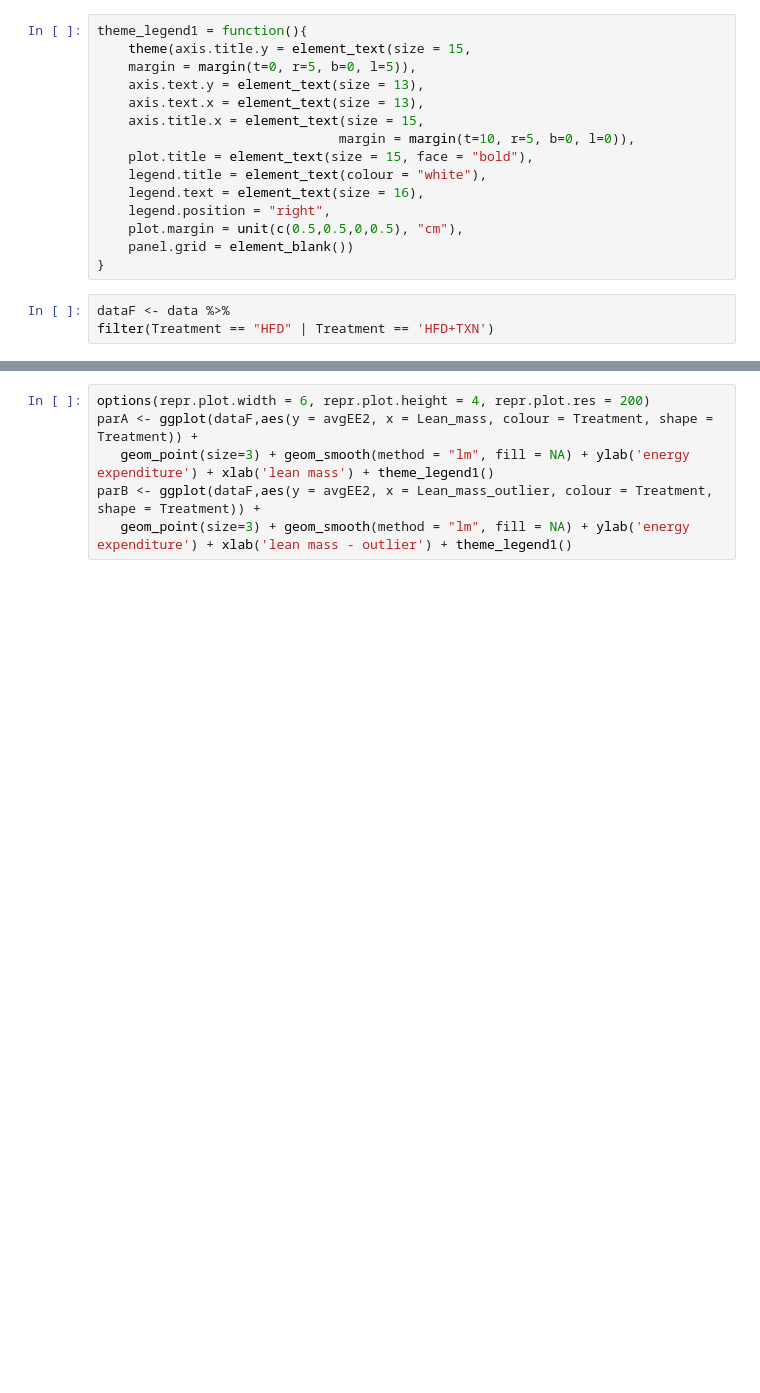
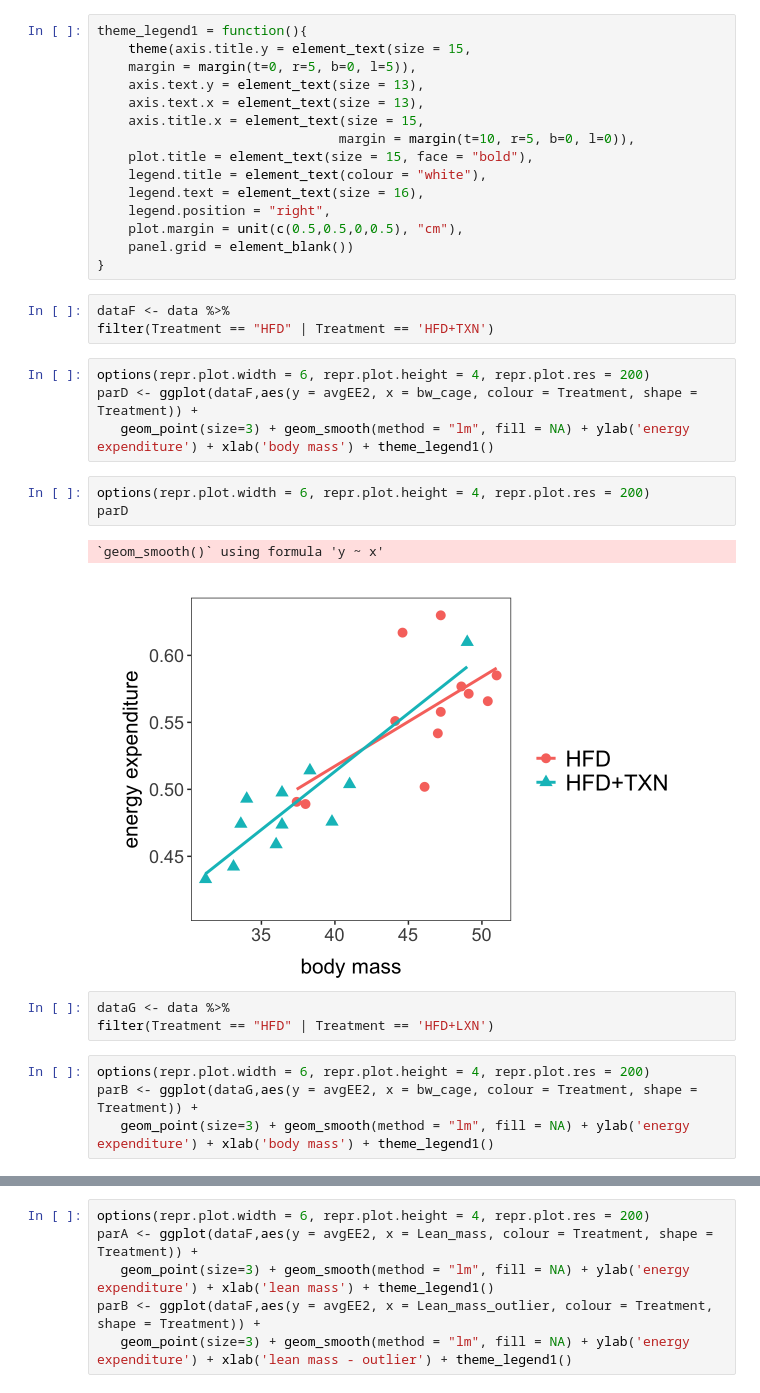
Before and after one commit to zhangyang2017/PPAR, a Jupyter notebook: manuscript/figures/figure02/figure2.ipynb, the cells around one changed output, grey strips where cells are left out. Drawn from its saved outputs; the diff is of its cells as text; blank space fills up the shorter version.

```diff
--- a/manuscript/figures/figure02/figure2.ipynb
+++ b/manuscript/figures/figure02/figure2.ipynb
@@ -272,3 +166,20 @@ theme_legend1 = function(){
 # %%
 dataF <- data %>%
 filter(Treatment == "HFD" | Treatment == 'HFD+TXN')
+# %%
+options(repr.plot.width = 6, repr.plot.height = 4, repr.plot.res = 200)
+parD <- ggplot(dataF,aes(y = avgEE2, x = bw_cage, colour = Treatment, shape = Treatment)) +
+   geom_point(size=3) + geom_smooth(method = "lm", fill = NA) + ylab('energy expenditure') + xlab('body mass') + theme_legend1()
+# %%
+options(repr.plot.width = 6, repr.plot.height = 4, repr.plot.res = 200)
+parD
+# %% [output]
+`geom_smooth()` using formula 'y ~ x'
+[figure, added]
+# %%
+dataG <- data %>%
+filter(Treatment == "HFD" | Treatment == 'HFD+LXN')
+# %%
+options(repr.plot.width = 6, repr.plot.height = 4, repr.plot.res = 200)
+parB <- ggplot(dataG,aes(y = avgEE2, x = bw_cage, colour = Treatment, shape = Treatment)) +
+   geom_point(size=3) + geom_smooth(method = "lm", fill = NA) + ylab('energy expenditure') + xlab('body mass') + theme_legend1()
```
Also changed, not shown: parts of 16 cells of this notebook, 1 other file.
